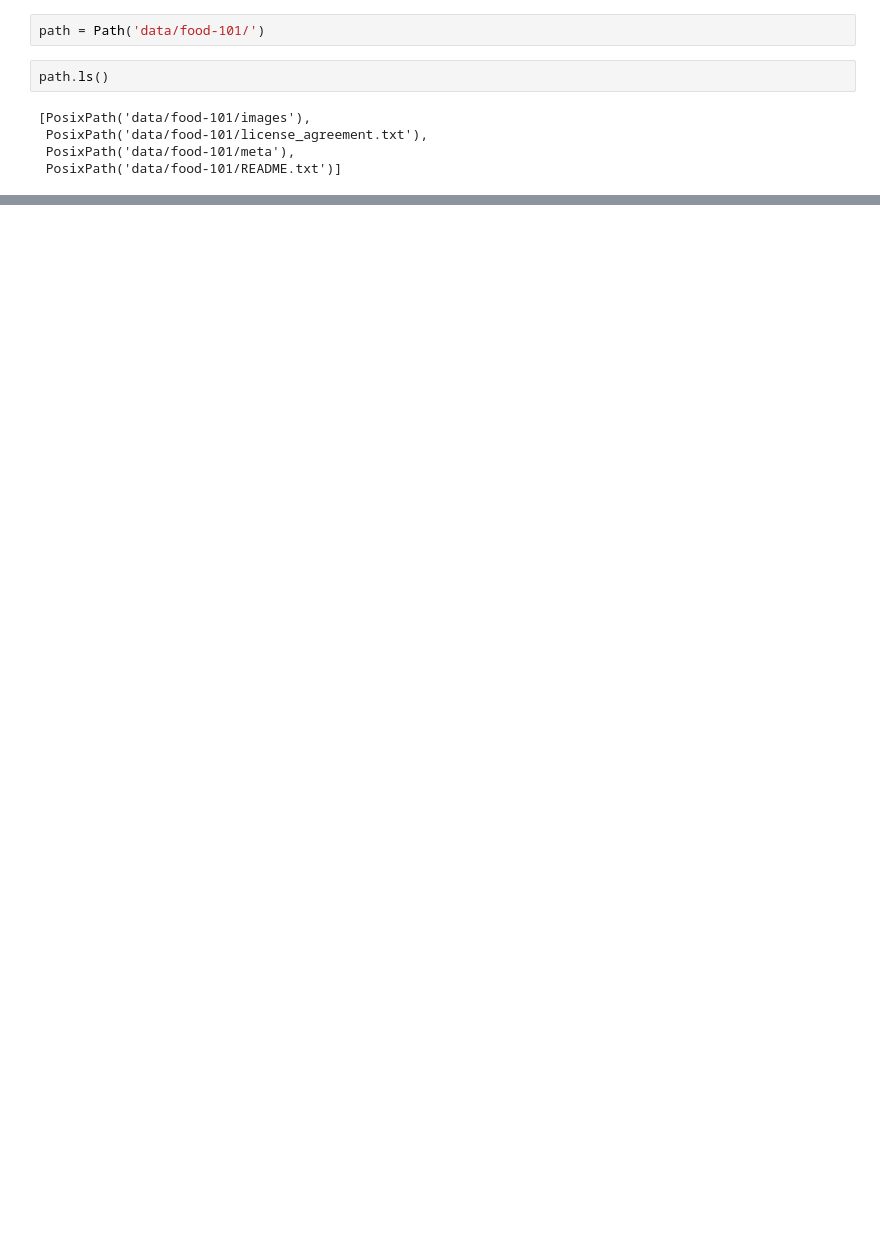
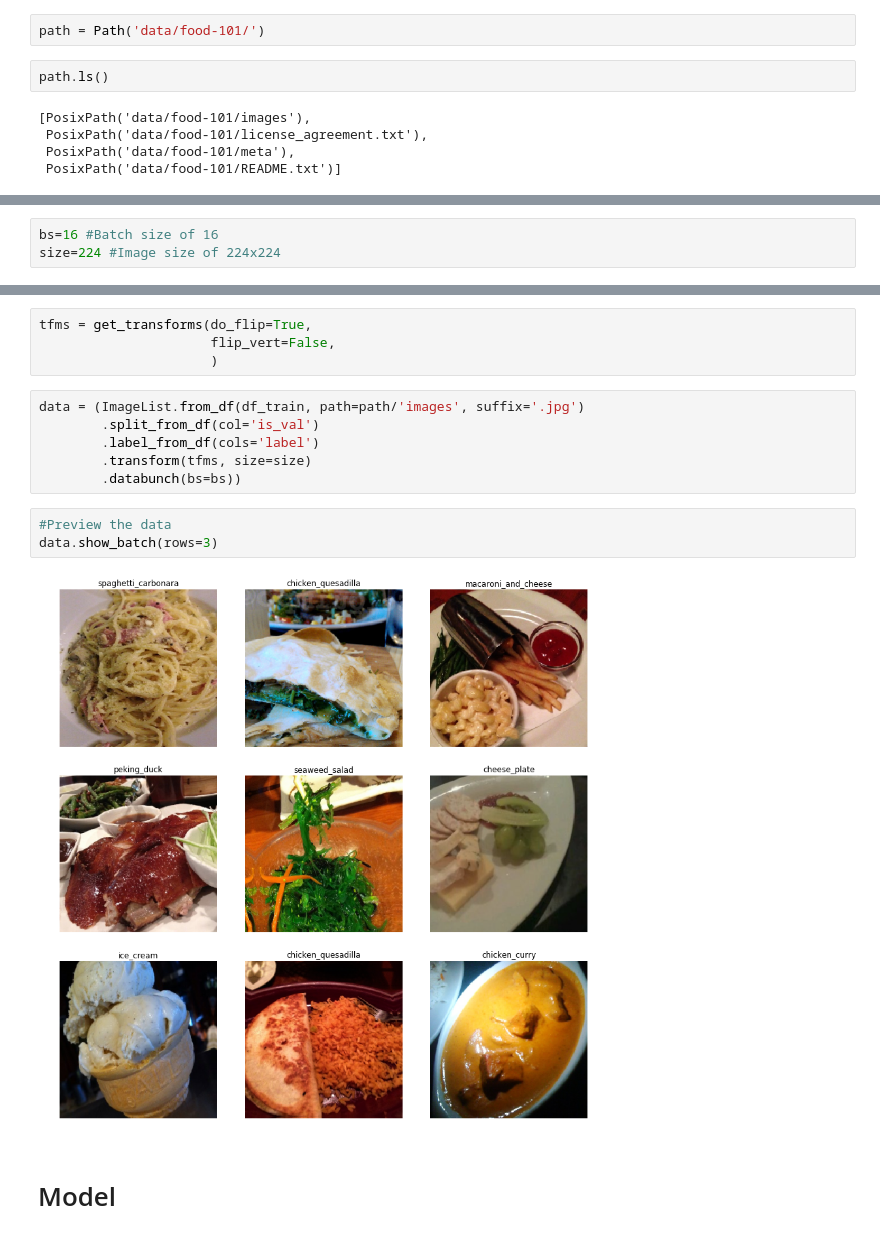
Before and after one commit to akshairajendran/fellowshipai, a Jupyter notebook: food-101/main.ipynb, the cells around one changed output, grey strips where cells are left out. Drawn from its saved outputs; the diff is of its cells as text; blank space fills up the shorter version.

Commit message:
Added data loading, model instantiation and begun fitting

```diff
--- a/food-101/main.ipynb
+++ b/food-101/main.ipynb
@@ -34,0 +113,3 @@ path.ls()
+# %%
+bs=16 #Batch size of 16
+size=224 #Image size of 224x224
@@ -34,0 +121,17 @@ path.ls()
+# %%
+tfms = get_transforms(do_flip=True,
+                      flip_vert=False,
+                      )
+# %%
+data = (ImageList.from_df(df_train, path=path/'images', suffix='.jpg')
+        .split_from_df(col='is_val')
+        .label_from_df(cols='label')
+        .transform(tfms, size=size)
+        .databunch(bs=bs))
+# %%
+#Preview the data
+data.show_batch(rows=3)
+# %% [output]
+[figure, added]
+# %% [markdown]
+# Model <a id='model'></a>
```
Also changed, not shown: parts of 23 cells of this notebook.
